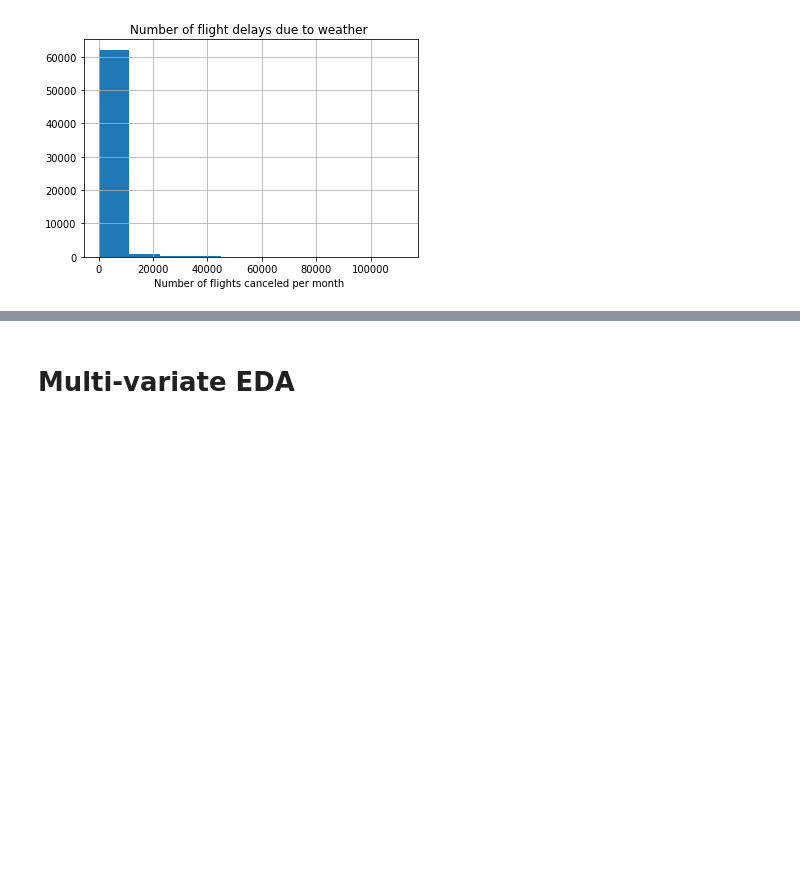
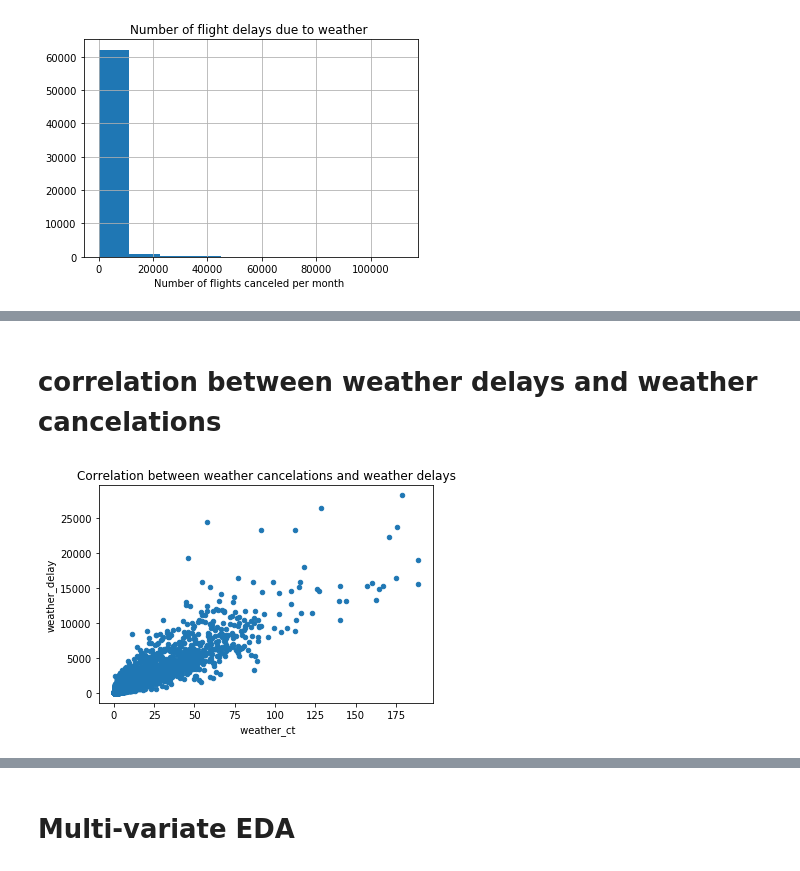
Before and after one commit to abdullahtarek/flight_delays_eda, a Jupyter notebook: EDA.ipynb, the cells around one changed output, grey strips where cells are left out. Cells and saved outputs as stored; diff of their text form; code cells hidden in the pictures; blank space fills up the shorter version.

```diff
--- a/EDA.ipynb
+++ b/EDA.ipynb
@@ -345,0 +358,8 @@ plt.show()
+# %% [markdown]
+# correlation between weather delays and weather cancelations
+# %%
+df.plot.scatter(x=' weather_ct',y='weather_delay')
+plt.title('Correlation between weather cancelations and weather delays')
+plt.show()
+# %% [output]
+[figure, added]
```
Also changed, not shown: parts of 27 cells of this notebook.
